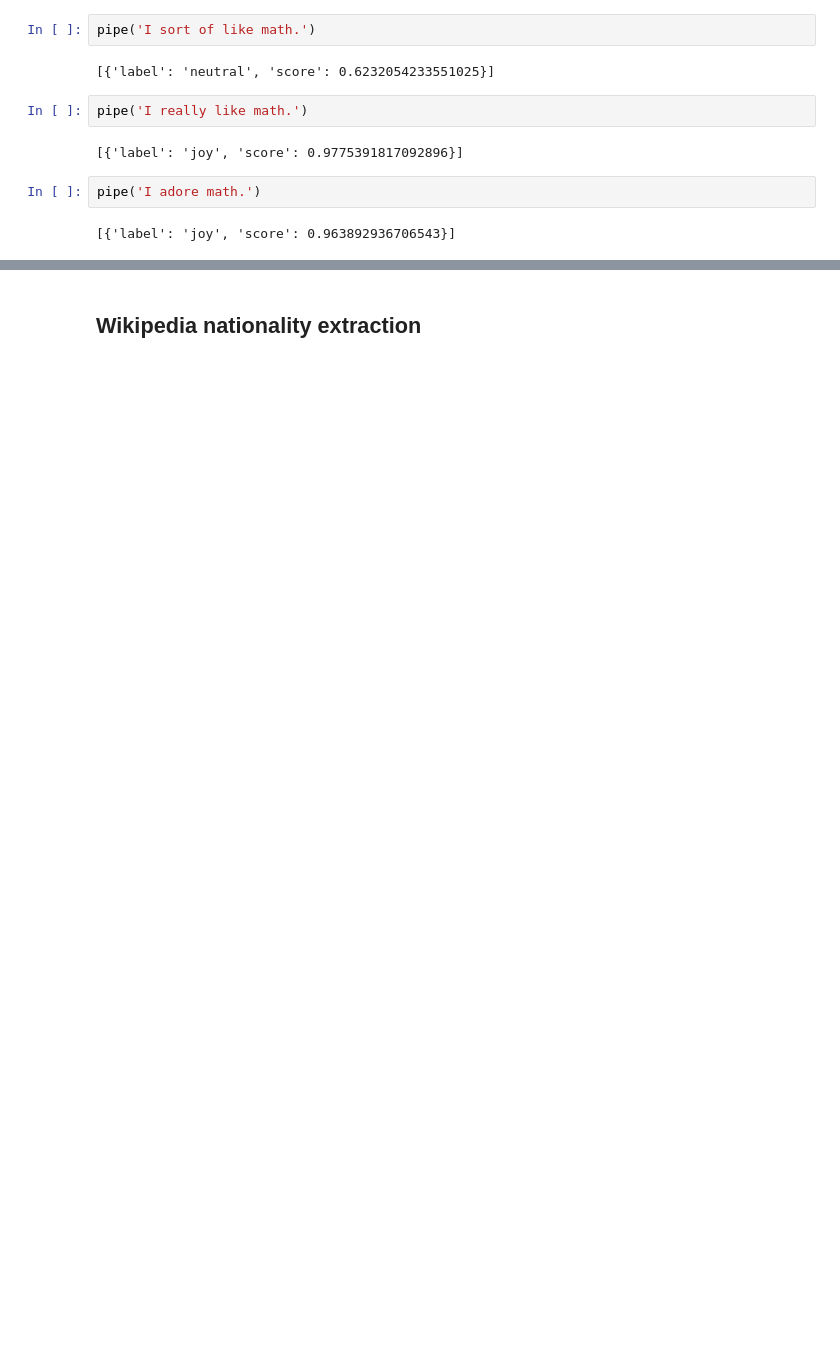
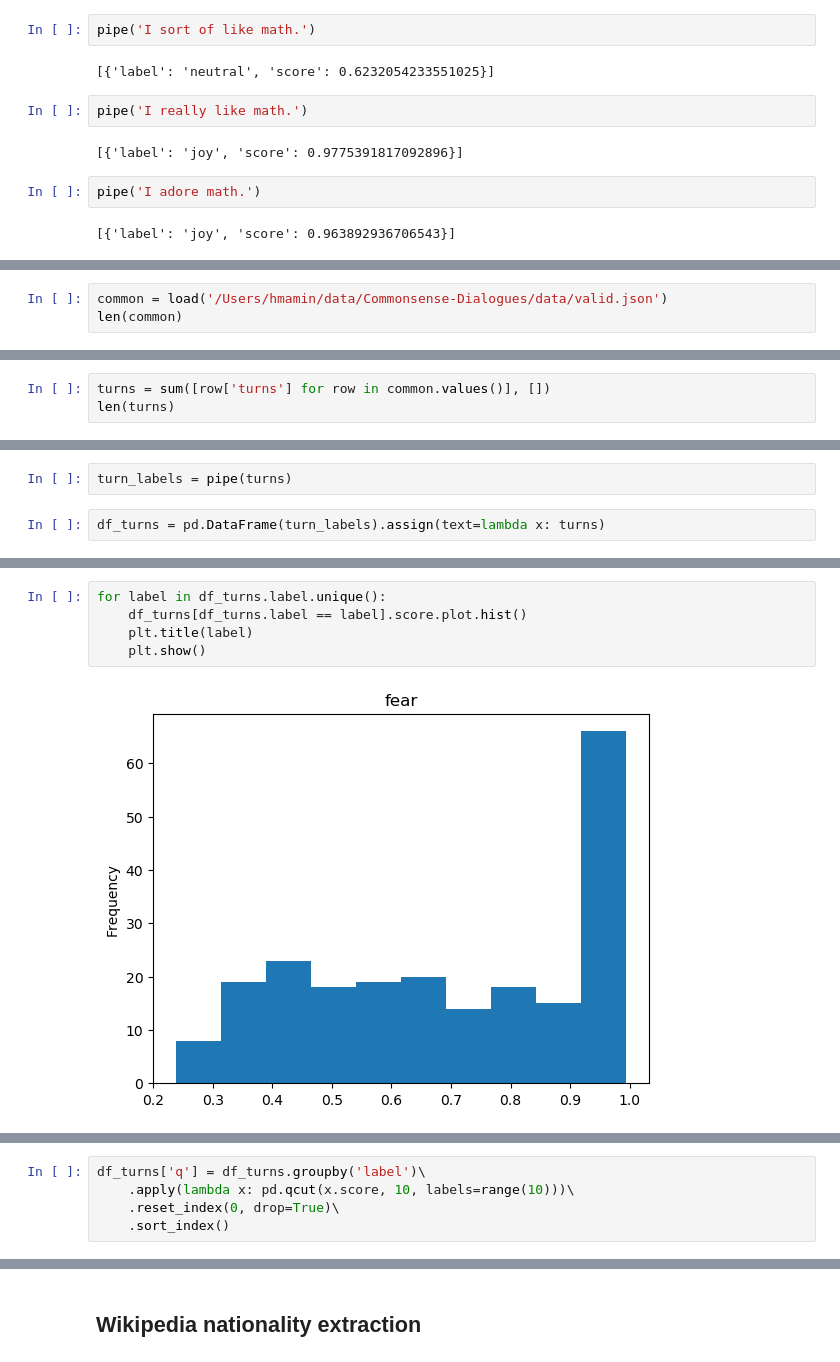
Before and after one commit to hdmamin/jabberwocky, a Jupyter notebook: notebooks/nb017-nationality-extraction-and--emotion-detection.ipynb, the cells around one changed output, grey strips where cells are left out. Cells and saved outputs as stored; diff of their text form; blank space fills up the shorter version.

```diff
--- a/notebooks/nb017-nationality-extraction-and--emotion-detection.ipynb
+++ b/notebooks/nb017-nationality-extraction-and--emotion-detection.ipynb
@@ -139,0 +211,3 @@ pipe('I adore math.')
+# %%
+common = load('/Users/hmamin/data/Commonsense-Dialogues/data/valid.json')
+len(common)
@@ -139,0 +217,3 @@ pipe('I adore math.')
+# %%
+turns = sum([row['turns'] for row in common.values()], [])
+len(turns)
@@ -139,0 +222,4 @@ pipe('I adore math.')
+# %%
+turn_labels = pipe(turns)
+# %%
+df_turns = pd.DataFrame(turn_labels).assign(text=lambda x: turns)
@@ -139,0 +257,7 @@ pipe('I adore math.')
+# %%
+for label in df_turns.label.unique():
+    df_turns[df_turns.label == label].score.plot.hist()
+    plt.title(label)
+    plt.show()
+# %% [output]
+[figure, added]
@@ -139,0 +270,5 @@ pipe('I adore math.')
+# %%
+df_turns['q'] = df_turns.groupby('label')\
+    .apply(lambda x: pd.qcut(x.score, 10, labels=range(10)))\
+    .reset_index(0, drop=True)\
+    .sort_index()
```
Also changed, not shown: parts of 34 cells of this notebook, 4 other files.
